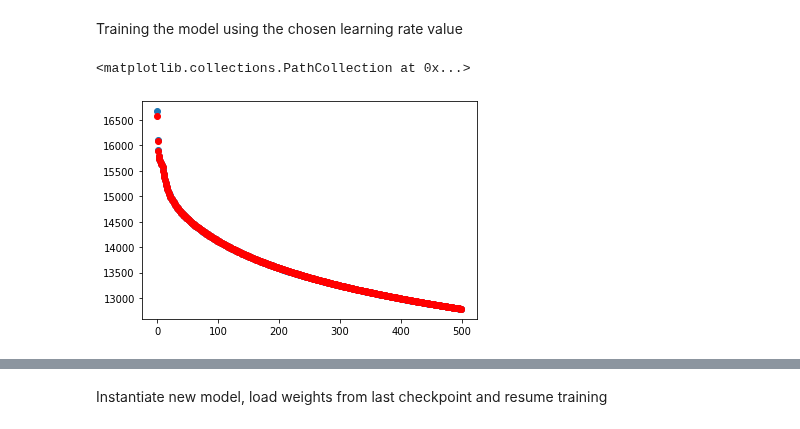
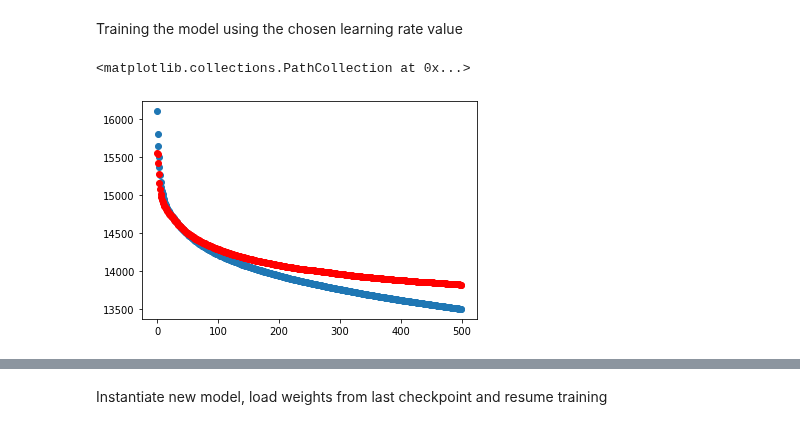
Before and after one commit to lamd91/VAE_DA, a Jupyter notebook: VAE_MPS.ipynb, the cells around one changed output, grey strips where cells are left out. Drawn from its saved outputs; the diff is of its cells as text; code cells hidden in the pictures.

```diff
--- a/VAE_MPS.ipynb
+++ b/VAE_MPS.ipynb
@@ -339,6 +339,7 @@ def get_models(input_shape, latent_dim):
 # %%
 # Define a VAE class via model subclassing
 loss_metrics = tf.keras.metrics.Mean()
+val_loss_metrics = tf.keras.metrics.Mean()
 
 class VAE(tf.keras.Model):
     def __init__(self, encoder, decoder, variational_autoencoder):
@@ -386,16 +387,16 @@ class VAE(tf.keras.Model):
         # add KLD regularization loss
         loss += sum(self.vae.losses)
         # update metrics
-        loss_metrics.update_state(loss)
+        val_loss_metrics.update_state(loss)
         # return a dict mapping metrics names to current value
-        return {'loss': loss_metrics.result()}
+        return {'loss': val_loss_metrics.result()}
 
     def call(self, images):
         if isinstance(images, tuple):
             images = images[0]
         return self.vae(images)
 # %%
-def generate_and_save_images(model, epoch, step, test_input):
+def generate_and_save_images(model, epoch, step, test_input, vae_model):
     """Helper function to plot our 8 images
 
     Args:
@@ -420,6 +421,12 @@ def generate_and_save_images(model, epoch, step, test_input):
     # tight_layout minimizes the overlap between 2 sub-plots
     fig.suptitle("epoch: {}, step: {}".format(epoch, step))
     plt.savefig('image_at_epoch_{:04d}_step{:04d}.png'.format(epoch, step))
+
+    if epoch != 0:
+        fig = plt.figure()
+        plt.scatter(range(len(vae_model.history.history['loss'])), vae_model.history.history['loss'])
+        plt.scatter(range(len(vae_model.history.history['val_loss'])), vae_model.history.history['val_loss'], color='red')
+        plt.savefig('Losses.png')
     plt.show()
 
 def show_original_reconstructed_images(model, train_dataset):
@@ -467,7 +474,7 @@ class CustomCallback(tf.keras.callbacks.Callback):
         # Generate and save images
         display.clear_output(wait=False)
         if epoch % 100 == 0:
-            generate_and_save_images(decoder, epoch, math.ceil(num_examples/BATCH_SIZE), random_vector_for_generation)
+            generate_and_save_images(decoder, epoch, math.ceil(num_examples/BATCH_SIZE), random_vector_for_generation, vae)
         print('End of epoch {} - mean loss = {}'.format(epoch, logs[keys[0]]))
 
 # Create callback for adjusting learning rate during training
@@ -493,8 +500,7 @@ random_vector_for_generation = tf.random.normal(shape=[8, LATENT_DIM])
 #generate_and_save_images(decoder, 0, 0, random_vector_for_generation)
 
 # Training loop using original dataset
-history = vae.fit(augmented_train_dataset, epochs=100, batch_size=BATCH_SIZE,
-                  verbose=1,
+history = vae.fit(augmented_train_dataset, epochs=100, verbose=1,
                   callbacks=[cp_callback, CustomCallback(), lr_schedule])
 # %%
 # Plot losses against learning rates
@@ -535,17 +541,19 @@ class CustomCallback(tf.keras.callbacks.Callback):
         if epoch % 100 == 0:
             generate_and_save_images(decoder, epoch,
                                      math.ceil(num_examples/BATCH_SIZE),
-                                     random_vector_for_generation)
+                                     random_vector_for_generation, vae)
 
 # Get the encoder, decoder and 'master' model (called vae)
-encoder, decoder, var_autoencoder = get_models(input_shape=(IMAGE_HEIGHT, IMAGE_WIDTH, NUM_CHANNELS,), latent_dim=LATENT_DIM)
+encoder, decoder, var_autoencoder = get_models(
+    input_shape=(IMAGE_HEIGHT, IMAGE_WIDTH, NUM_CHANNELS,),
+    latent_dim=LATENT_DIM)
 
 # Instantiate VAE class
 vae = VAE(encoder, decoder, var_autoencoder)
 
 # Compile model
 vae.compile(
-    optimizer = tf.keras.optimizers.Adam(lr=1e-4),
+    optimizer = tf.keras.optimizers.Adam(lr=8e-4),
     loss = tf.keras.losses.BinaryCrossentropy()
 )
 
@@ -553,21 +561,20 @@ vae.compile(
 random_vector_for_generation = tf.random.normal(shape=[8, LATENT_DIM])
 
 # Initialize the helper function to display outputs from an untrained model
-generate_and_save_images(decoder, 0, 0, random_vector_for_generation)
+generate_and_save_images(decoder, 0, 0, random_vector_for_generation, vae)
 
 # Training loop using original dataset
 history = vae.fit(x=augmented_train_dataset,
                   epochs=EPOCHS,
-                  batch_size=BATCH_SIZE,
                   verbose=1,
                   validation_data = val_dataset,
                   callbacks=[cp_callback, CustomCallback()])
 # %%
 plt.scatter(range(len(vae.history.history['loss'])), vae.history.history['loss'])
-plt.scatter(range(len(vae.history.history['loss'])), vae.history.history['val_loss'], color='red')
+plt.scatter(range(len(vae.history.history['val_loss'])), vae.history.history['val_loss'], color='red')
 # %% [output]
 <matplotlib.collections.PathCollection at 0x...>
-[figure, old version]
+[figure, new version]
 # %%
 # Show reconstructed images
 show_original_reconstructed_images(vae, train_dataset)
```
Also changed, not shown: parts of 14 cells of this notebook.
